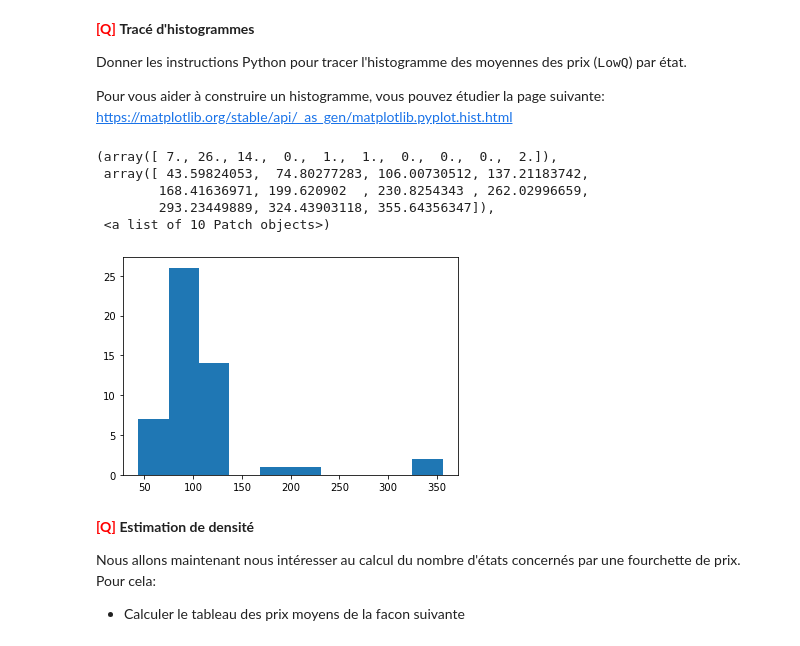
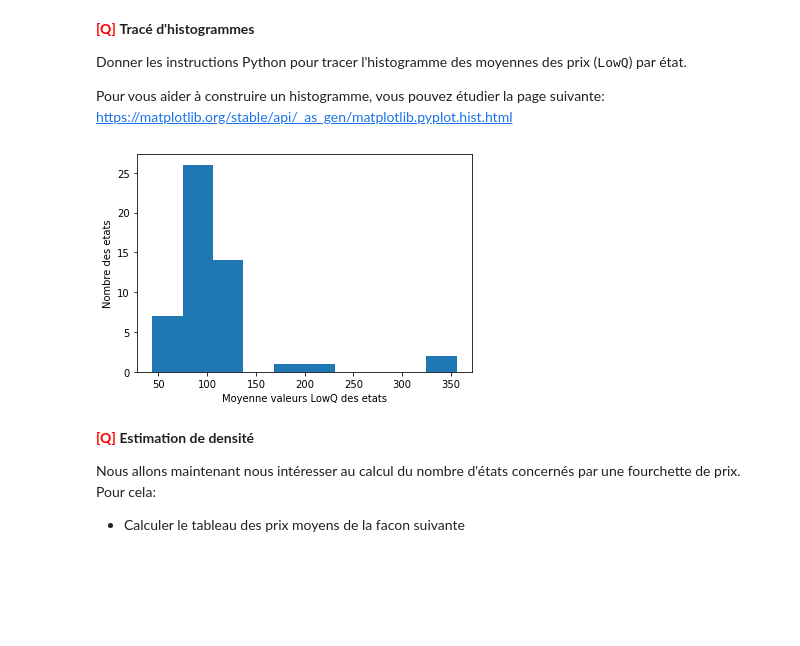
Before and after one commit to baris221/LU3IN026_TME, a Jupyter notebook: TME1/tme-01-Kaftancioglu-Tawbi.ipynb, the cells around one changed output. Saved outputs shown, nothing was run; the diff lists cells and outputs as text; code cells hidden in the pictures; blank space fills up the shorter version.

```diff
--- a/TME1/tme-01-Kaftancioglu-Tawbi.ipynb
+++ b/TME1/tme-01-Kaftancioglu-Tawbi.ipynb
@@ -617,13 +617,11 @@ https://matplotlib.org/stable/api/_as_gen/matplotlib.pyplot.hist.html
 # %%
 # Par exemple, tracé de l'histograme des valeurs "LowQ" sur l'ensemble des données:
 plt.hist(group_states_sorted['LowQ'].mean())
+plt.xlabel("Moyenne valeurs LowQ des etats")
+plt.ylabel("Nombre des etats")
+plt.show()
 # %% [output]
-(array([ 7., 26., 14.,  0.,  1.,  1.,  0.,  0.,  0.,  2.]),
- array([ 43.59824053,  74.80277283, 106.00730512, 137.21183742,
-        168.41636971, 199.620902  , 230.8254343 , 262.02996659,
-        293.23449889, 324.43903118, 355.64356347]),
- <a list of 10 Patch objects>)
-[figure, old version]
+[figure, new version]
 # %% [markdown]
 <font color="RED" size="+1">**[Q]**</font> **Estimation de densité**
 
```
Also changed, not shown: parts of 12 cells of this notebook.
